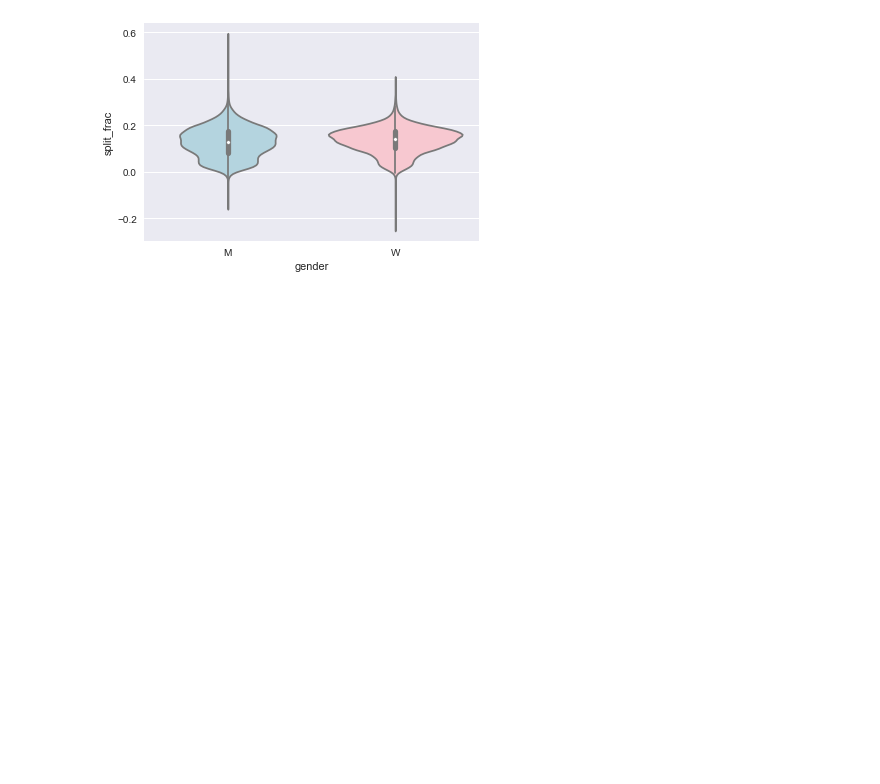
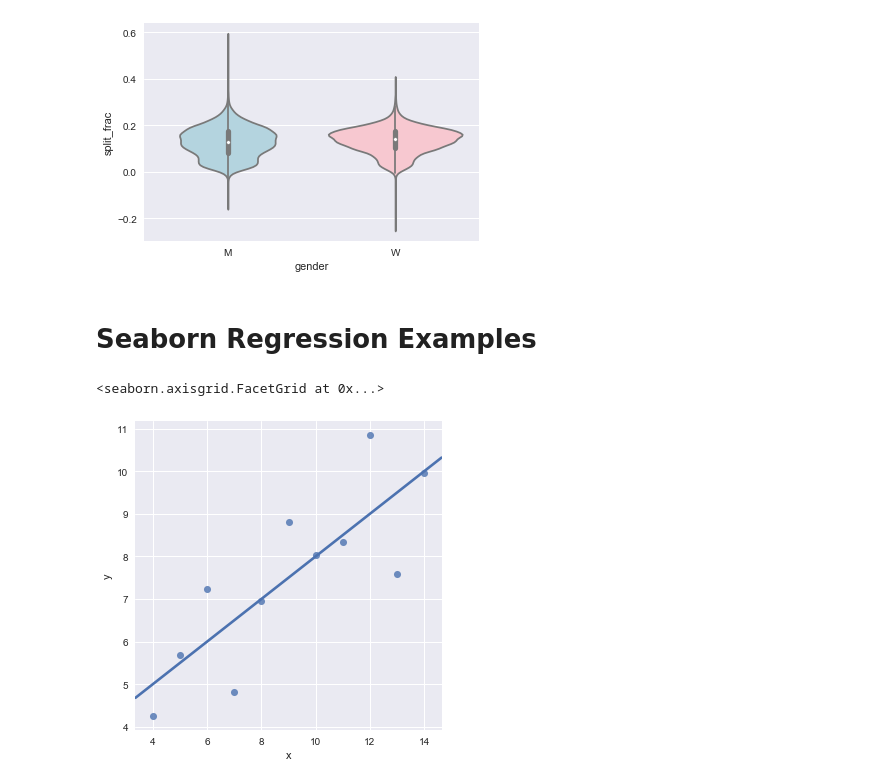
Before and after one commit to guozheng/data-science-ml-basics, a Jupyter notebook: viz-intro.ipynb, the cells around one changed output. Drawn from its saved outputs; the diff is of its cells as text; code cells hidden in the pictures; blank space fills up the shorter version.

Commit message:
add more to seaborn examples

```diff
--- a/viz-intro.ipynb
+++ b/viz-intro.ipynb
@@ -104,3 +105,12 @@ sns.violinplot('gender', 'split_frac', data=df, palette=['lightblue', 'pink'])
 # %% [output]
 <matplotlib.axes._subplots.AxesSubplot at 0x...>
 [figure]
+# %% [markdown]
+# Seaborn Regression Examples
+# %%
+anscombe = sns.load_dataset('anscombe')
+# %%
+sns.lmplot(x='x', y='y', data=anscombe.query("dataset=='I'"), ci=None, scatter_kws={'s': 50})
+# %% [output]
+<seaborn.axisgrid.FacetGrid at 0x...>
+[figure, added]
```
Also changed, not shown: parts of 11 cells of this notebook.
